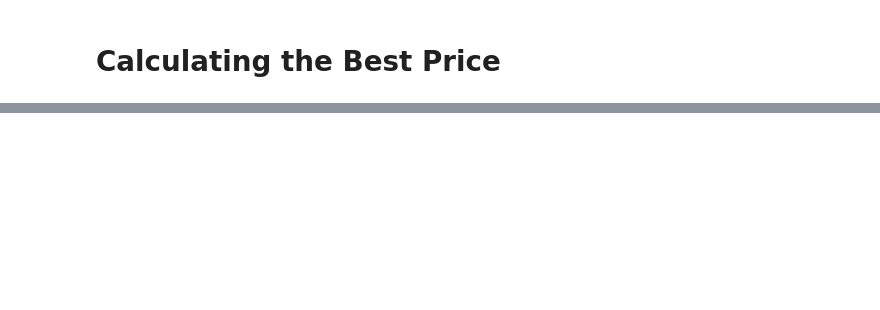
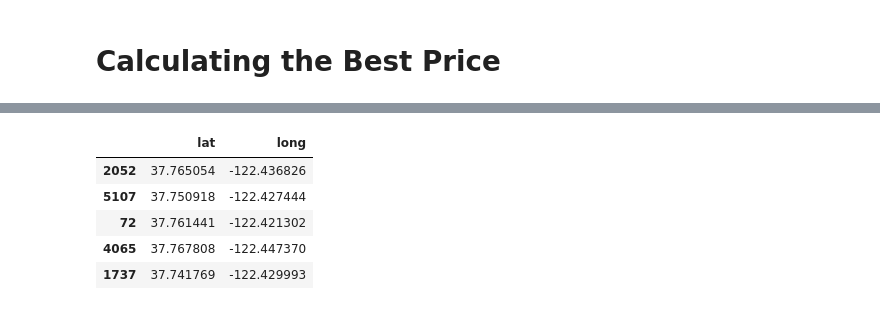
Before and after one commit to esimran/Capital-One-MSF17-, a Jupyter notebook: data_analysis.ipynb, the cells around one changed output, grey strips where cells are left out. Cells and saved outputs as stored; diff of their text form; code cells hidden in the pictures; blank space fills up the shorter version.

```diff
--- a/data_analysis.ipynb
+++ b/data_analysis.ipynb
@@ -278,0 +316,4 @@ pd.DataFrame(RFR.predict(x_test)).describe()
+# %%
+new_labels = price_data[['price']]
+new_features = price_data[['lat', 'long']]
+X_train , X_test , Y_train , Y_test = train_test_split(new_features, new_labels , test_size = 0.20,random_state =2)
@@ -278,0 +328,9 @@ pd.DataFrame(RFR.predict(x_test)).describe()
+# %%
+X_test.head()
+# %% [output]
+|  | lat | long |
+| 2052 | 37.765054 | -122.436826 |
+| 5107 | 37.750918 | -122.427444 |
+| 72 | 37.761441 | -122.421302 |
+| 4065 | 37.767808 | -122.447370 |
+| 1737 | 37.741769 | -122.429993 |
```
Also changed, not shown: parts of 18 cells of this notebook, 2 other files.
